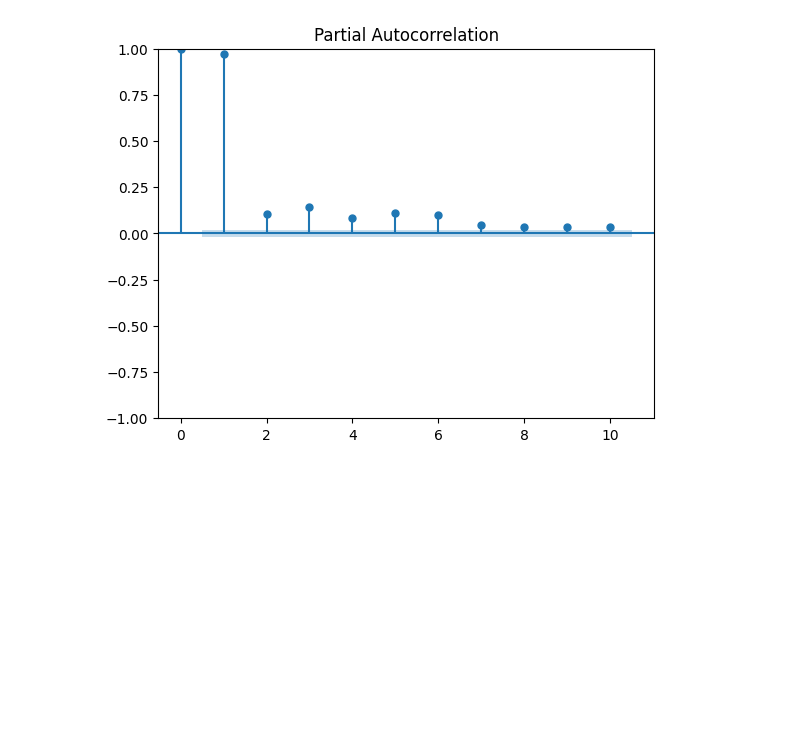
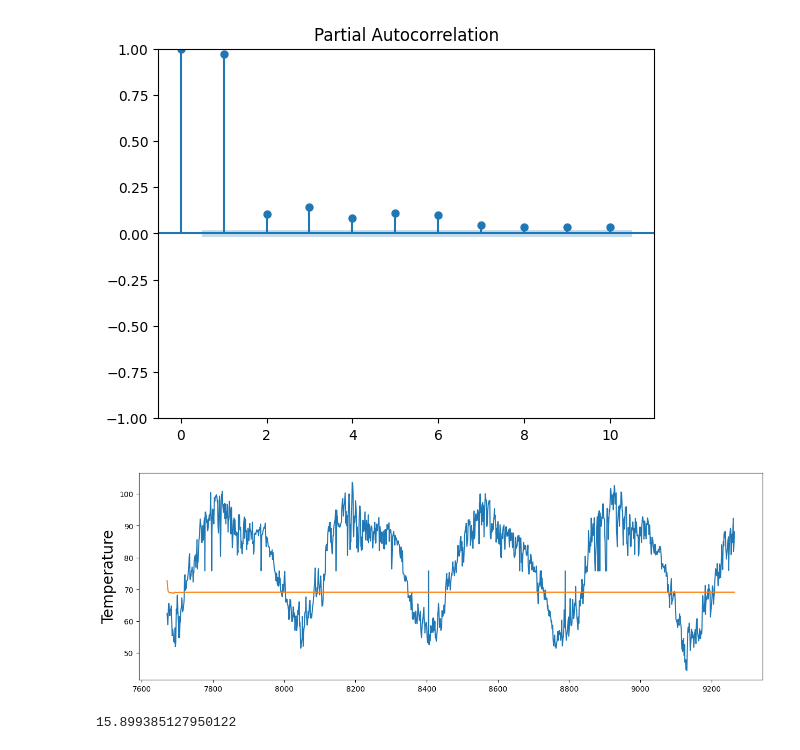
Before and after one commit to mounishsjsu/266_Project, a Jupyter notebook: 266_Final_Project.ipynb, the cells around one changed output. Saved outputs shown, nothing was run; the diff lists cells and outputs as text; code cells hidden in the pictures; blank space fills up the shorter version.

```diff
--- a/266_Final_Project.ipynb
+++ b/266_Final_Project.ipynb
@@ -194,3 +194,23 @@ plt.show()
 # %% [output]
 [figure]
 [figure]
+# %%
+from statsmodels.tsa.statespace.sarimax import SARIMAX
+model_SARIMA = SARIMAX(training_set["AvgTemperature"], order=(2, 1, 3), seasonal_order=(1, 0, 2, 12))
+model_fit_MA = model_SARIMA.fit()
+predictions_MA = model_fit_MA.predict(test_set.index[0],test_set.index[-1])
+
+fig5=plt.figure(figsize=(15,5))
+plt.ylabel("Temperature",fontsize=20)
+plt.plot(test_set["AvgTemperature"],label="Original Data")
+plt.plot(predictions_MA,label="Predictions")
+fig6=plt.savefig("/content/Screenshots")
+plt.show()
+# %% [output]
+[figure, added]
+# %%
+#RMSE for MA model
+mse = mean_squared_error(predictions_MA,test_set["AvgTemperature"])
+print(mse**0.5)
+# %% [output]
+15.899385127950122
```
Also changed, not shown: parts of 10 cells of this notebook.
